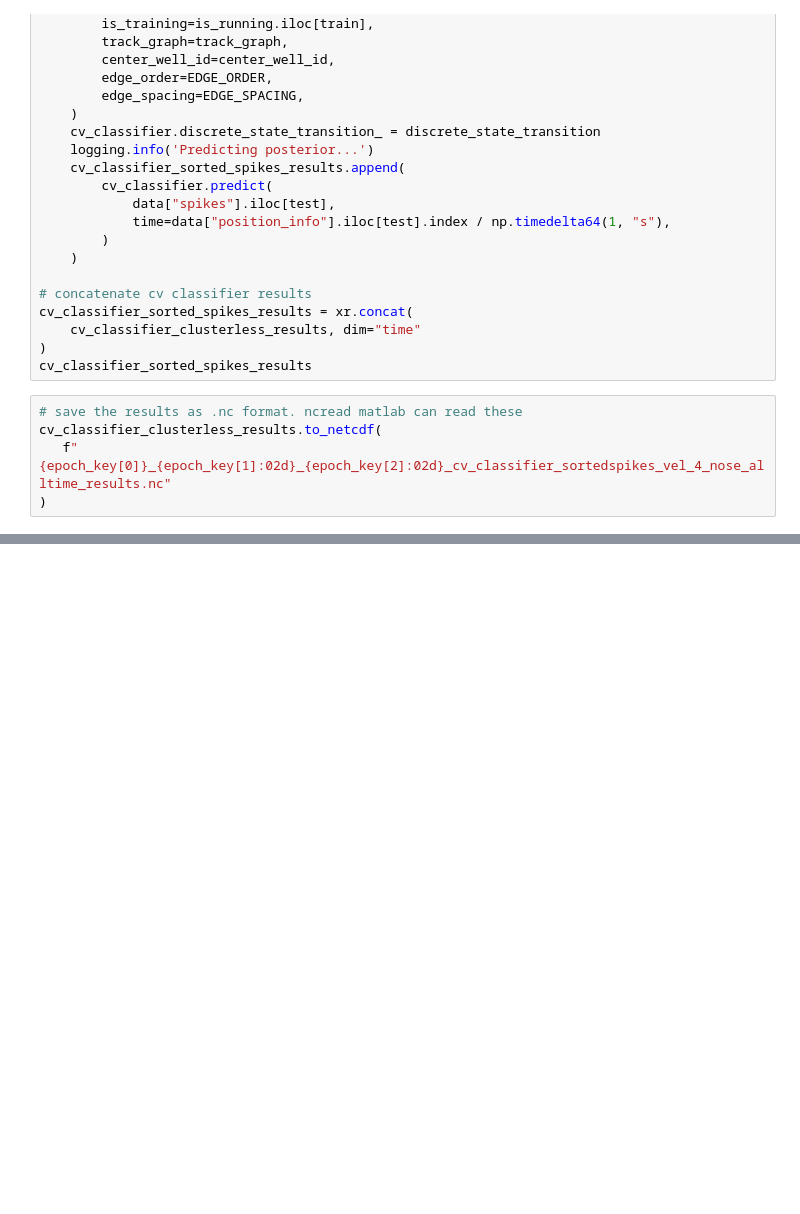
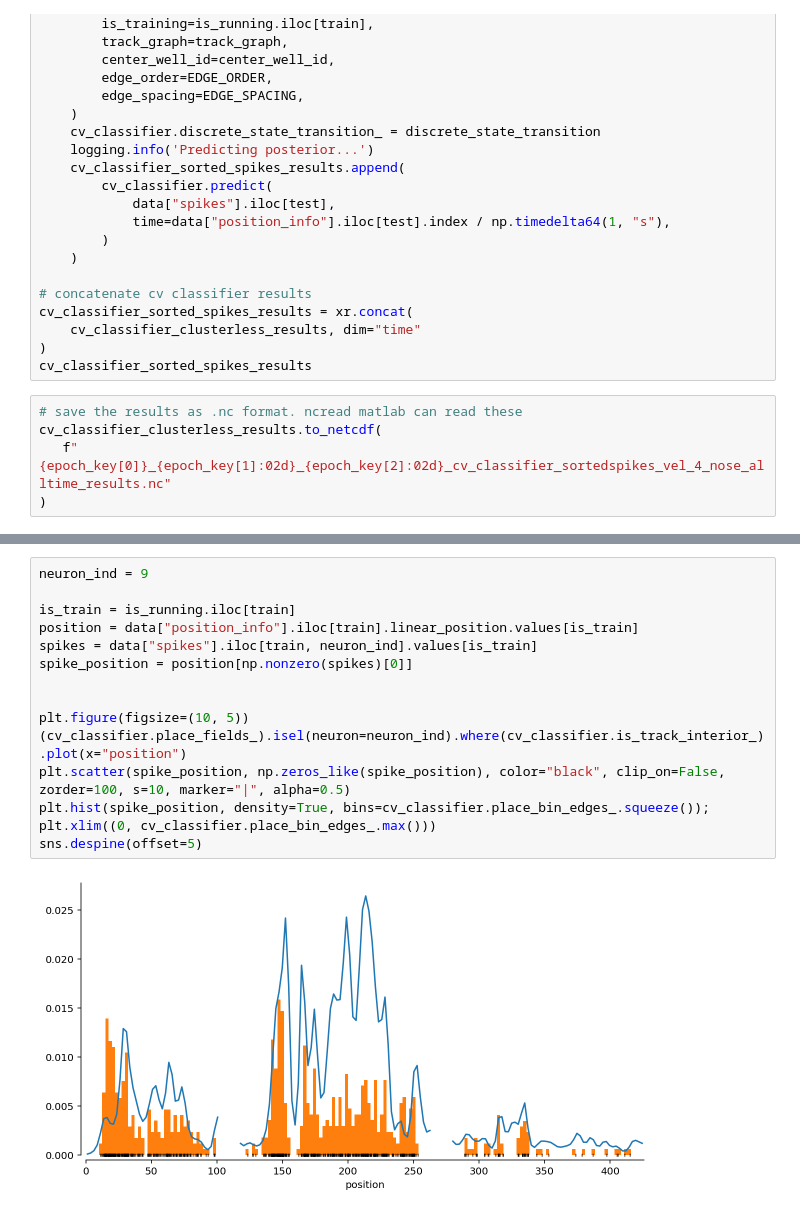
Before and after one commit to edeno/pose_analysis, a Jupyter notebook: notebooks/2020_08_10_SortedSpikesClassifier.ipynb, the cells around one changed output, grey strips where cells are left out. Saved outputs shown, nothing was run; the diff lists cells and outputs as text; blank space fills up the shorter version.

```diff
--- a/notebooks/2020_08_10_SortedSpikesClassifier.ipynb
+++ b/notebooks/2020_08_10_SortedSpikesClassifier.ipynb
@@ -108,0 +116,17 @@ cv_classifier_clusterless_results.to_netcdf(
+# %%
+neuron_ind = 9
+
+is_train = is_running.iloc[train]
+position = data["position_info"].iloc[train].linear_position.values[is_train]
+spikes = data["spikes"].iloc[train, neuron_ind].values[is_train]
+spike_position = position[np.nonzero(spikes)[0]]
+
+
+plt.figure(figsize=(10, 5))
+(cv_classifier.place_fields_).isel(neuron=neuron_ind).where(cv_classifier.is_track_interior_).plot(x="position")
+plt.scatter(spike_position, np.zeros_like(spike_position), color="black", clip_on=False, zorder=100, s=10, marker="|", alpha=0.5)
+plt.hist(spike_position, density=True, bins=cv_classifier.place_bin_edges_.squeeze());
+plt.xlim((0, cv_classifier.place_bin_edges_.max()))
+sns.despine(offset=5)
+# %% [output]
+[figure, added]
```
Also changed, not shown: parts of 22 cells of this notebook, 5 other files.
